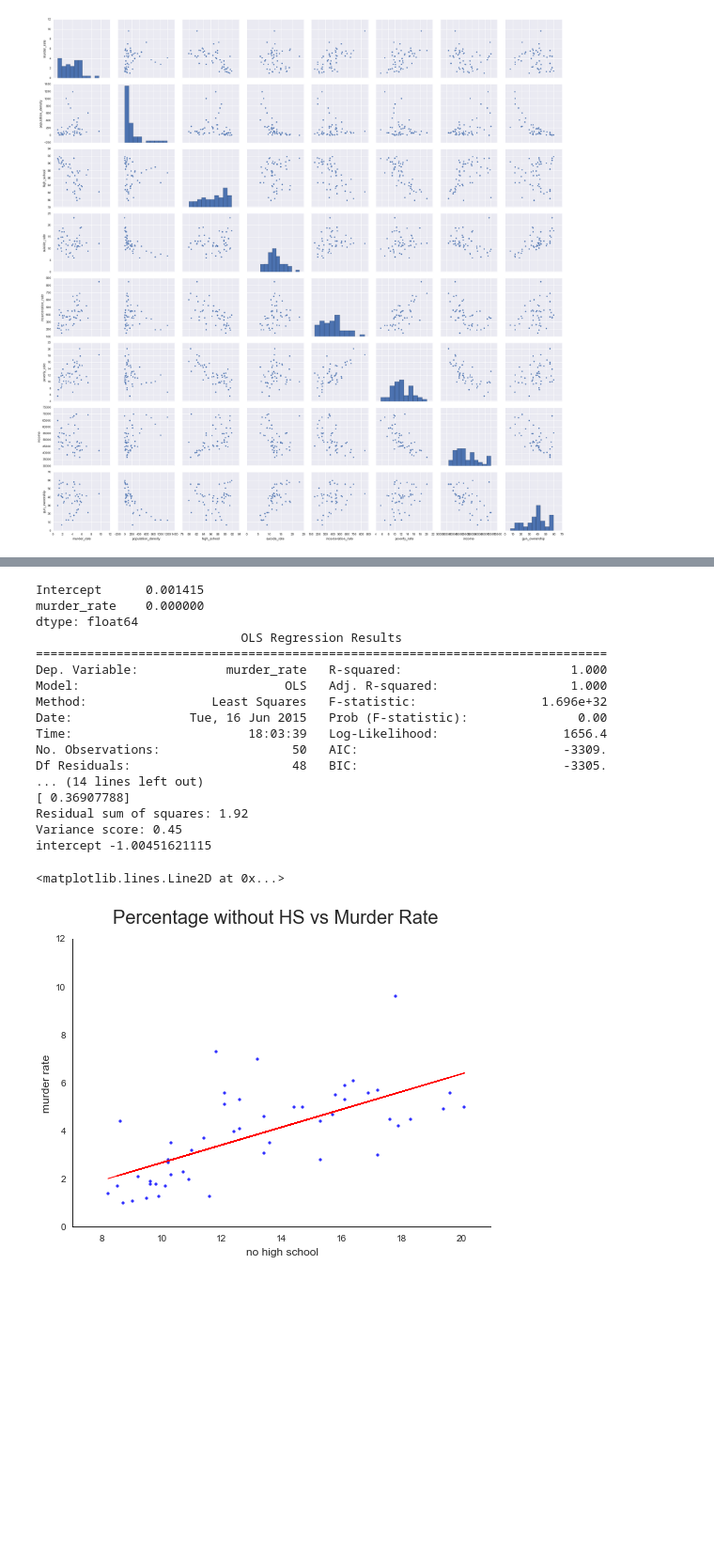
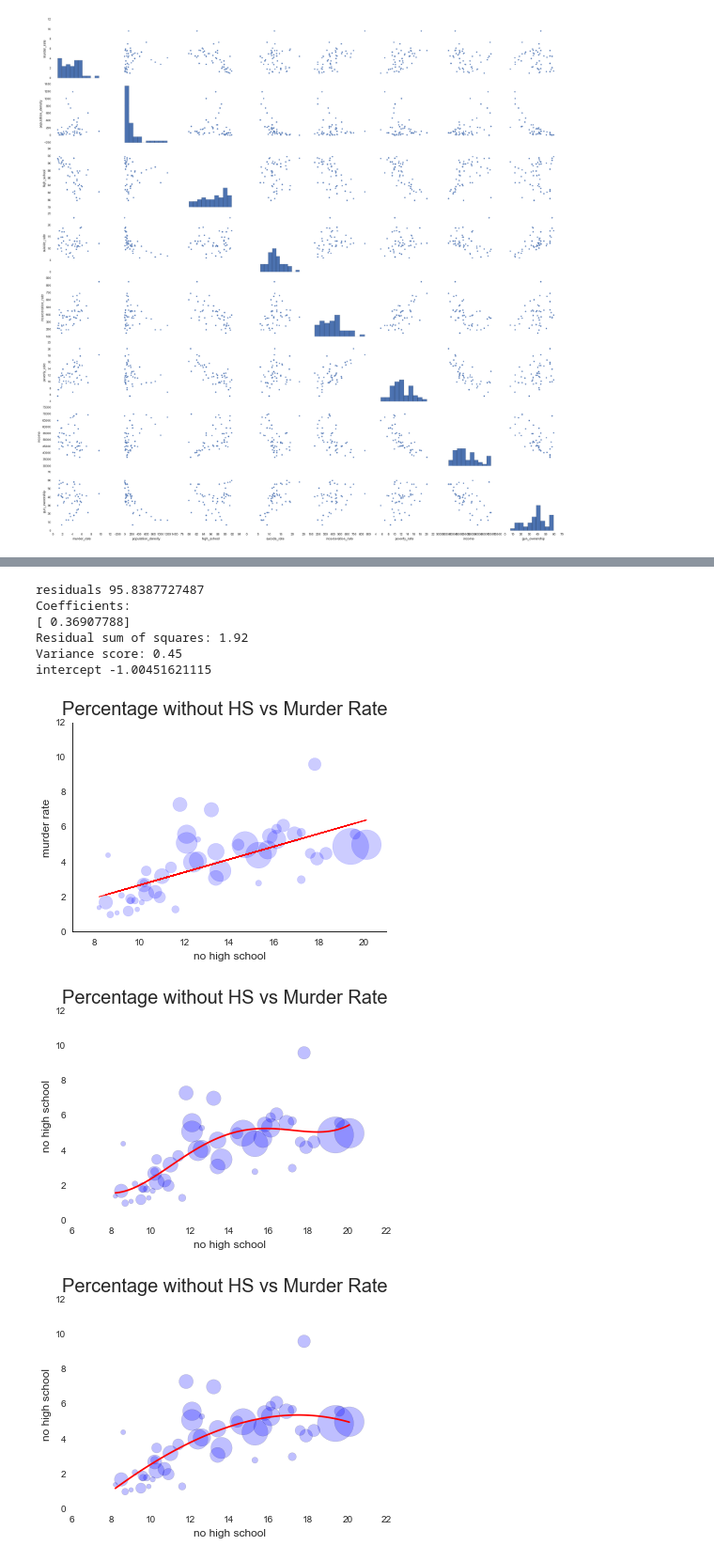
Before and after one commit to JeremyMcCormick/DAT_SF_14, a Jupyter notebook: myproject/crime.ipynb, the cells around one changed output, grey strips where cells are left out. Shown at 94% size. Cells and saved outputs as stored; diff of their text form; code cells hidden in the pictures; blank space fills up the shorter version.

```diff
--- a/myproject/crime.ipynb
+++ b/myproject/crime.ipynb
@@ -221,6 +251,8 @@ intercept 35.9032714709
 # %%
-fit_and_plot(combined, 'Incarceration Rate vs Murder Rate', 'incarceration_rate', 'murder_rate')
+fit_lin(combined, 'Incarceration Rate vs Murder Rate', 'incarceration_rate')
 plt.xlim((100,950))
 plt.axvline(100, color='black')
 plt.savefig('incarceration.png')
+fit_poly(combined, 'Incarceration Rate vs Murder Rate', 'incarceration_rate')
+fit_lasso(combined, 'Incarceration Rate vs Murder Rate', 'incarceration_rate')
 # %% [output]
@@ -245,5 +268,7 @@ intercept 0.49945917086
 # %%
-fit_and_plot(combined, 'Suicide Rate vs Murder Rate', 'suicide_rate', 'murder_rate')
+fit_lin(combined, 'Suicide Rate vs Murder Rate', 'suicide_rate')
 plt.xlim((5,25))
 plt.axvline(5, color='black')
+fit_poly(combined, 'Suicide Rate vs Murder Rate', 'suicide_rate')
+fit_lasso(combined, 'Suicide Rate vs Murder Rate', 'suicide_rate')
 # %% [output]
@@ -269,4 +283,0 @@ intercept 4.37735051119
-# %%
-fit_and_plot(combined, 'Gun Ownership vs Murder Rate', 'gun_ownership', 'murder_rate')
-#plt.xlim((5,25))
-#plt.axvline(5, color='black')
@@ -293,0 +284,4 @@ intercept 4.47469899309
+# %%
+fit_lin(combined, 'Gun Ownership vs Murder Rate', 'gun_ownership')
+fit_poly(combined, 'Gun Ownership vs Murder Rate', 'gun_ownership')
+fit_lasso(combined, 'Gun Ownership vs Murder Rate', 'gun_ownership')
@@ -294,24 +298,17 @@ intercept 4.47469899309
 # %%
-fit_and_plot(combined, 'Percentage without HS vs Murder Rate', 'no_high_school', 'murder_rate')
+fit_lin(combined, 'Percentage without HS vs Murder Rate', 'no_high_school')
 plt.xlim((7,21))
 plt.axvline(7, color='black')
+
+fit_poly(combined, 'Percentage without HS vs Murder Rate', 'no_high_school')
+fit_lasso(combined, 'Percentage without HS vs Murder Rate', 'no_high_school')
 # %% [output]
-Intercept      0.001415
-murder_rate    0.000000
-dtype: float64
-                            OLS Regression Results
-==============================================================================
-Dep. Variable:            murder_rate   R-squared:                       1.000
-Model:                            OLS   Adj. R-squared:                  1.000
-Method:                 Least Squares   F-statistic:                 1.696e+32
-Date:                Tue, 16 Jun 2015   Prob (F-statistic):               0.00
-Time:                        18:03:39   Log-Likelihood:                 1656.4
-No. Observations:                  50   AIC:                            -3309.
-Df Residuals:                      48   BIC:                            -3305.
-... (14 lines left out)
+residuals 95.8387727487
+Coefficients:
 [ 0.36907788]
 Residual sum of squares: 1.92
 Variance score: 0.45
 intercept -1.00451621115
-<matplotlib.lines.Line2D at 0x...>
-[figure, old version]
+[figure, new version]
+[figure, added]
+[figure, added]
```
Also changed, not shown: parts of 30 cells of this notebook, 1 other file.
